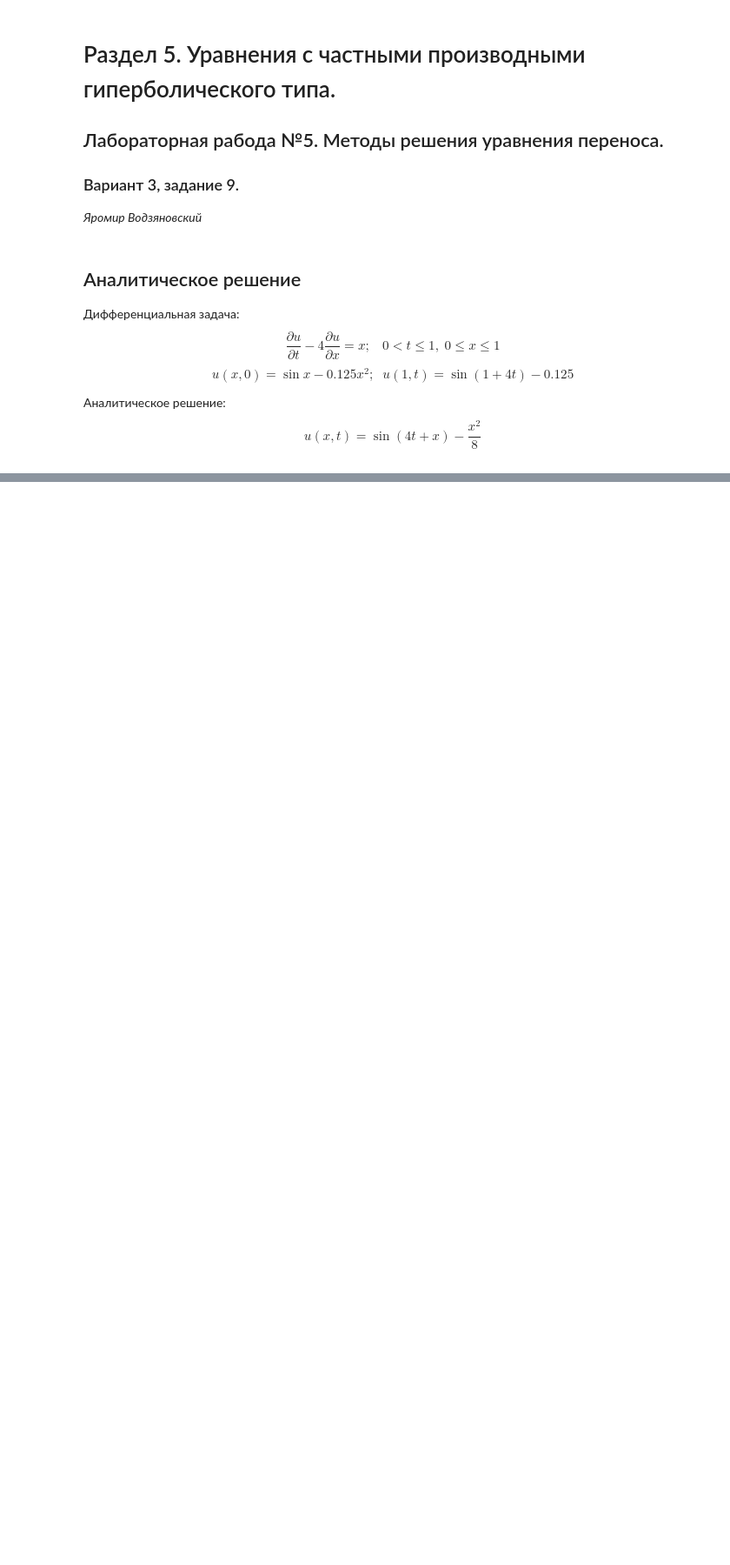
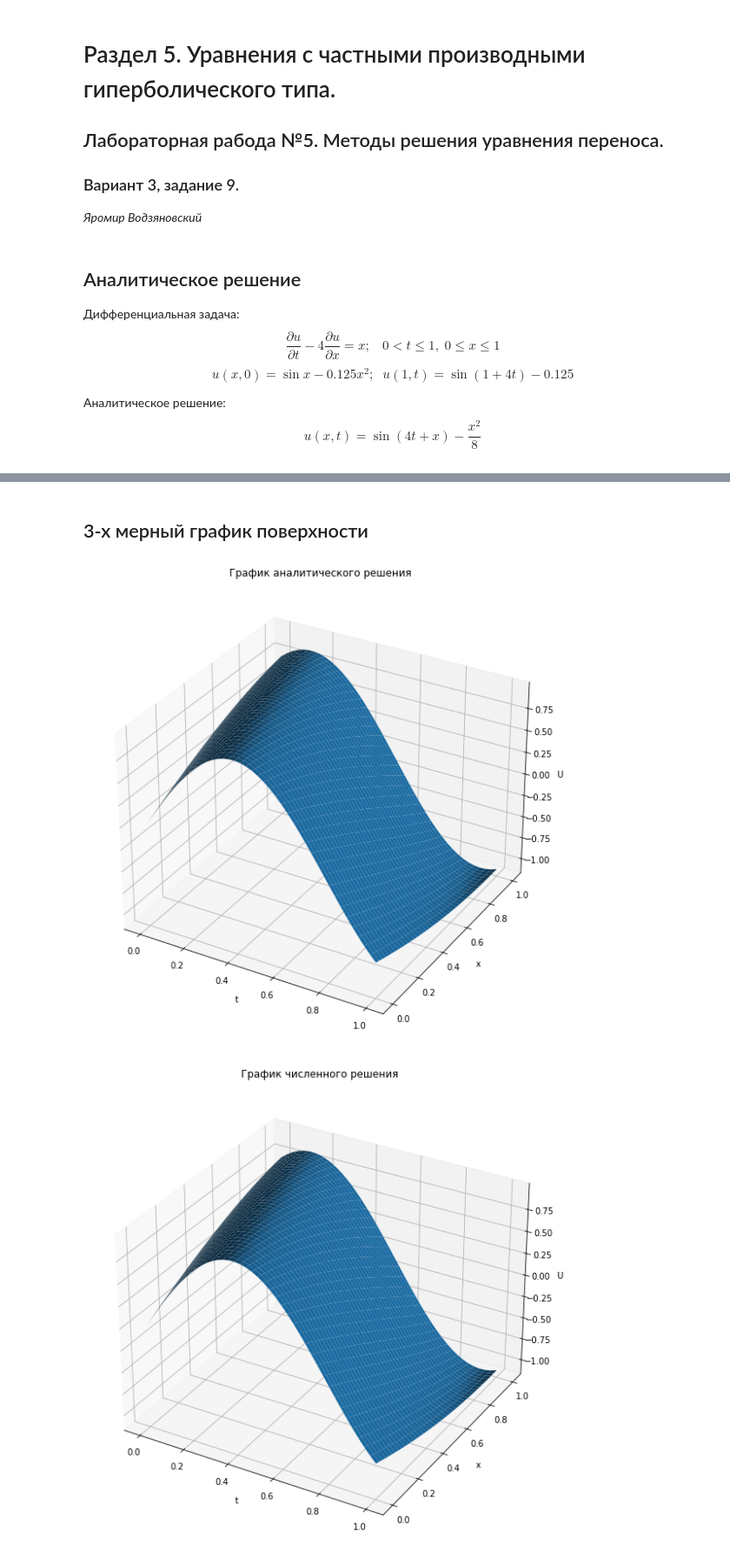
Before and after one commit to yarvod/Comp_math, a Jupyter notebook: 5_lab/5_lab.ipynb, the cells around one changed output, grey strips where cells are left out. Shown at 87% size. Cells and saved outputs as stored; diff of their text form; code cells hidden in the pictures; blank space fills up the shorter version.

```diff
--- a/5_lab/5_lab.ipynb
+++ b/5_lab/5_lab.ipynb
@@ -45,10 +47,3 @@ from mpl_toolkits.mplot3d import Axes3D
 # %%
 def anal(x,t):
     return np.sin(4*t + x) - x**2 / 8
-# %%
-L = 20
-K = 0.25
-N = int(L/K)
-h = 1/L
-tau = 1/N
-a = -4
@@ -57,0 +180,45 @@ t = np.arange(0,1+1/(10*N),1/N)
+# %% [markdown]
+## 3-х мерный график поверхности
+# %%
+L = 40
+K = 0.25
+N = int(L/K)
+
+x = np.arange(0,1+1/(10*L),1/L)
+t = np.arange(0,1+1/(10*N),1/N)
+
+t_a = []
+for i in range(N+1):
+    for j in range(N+1):
+        t_a.append(t[i])
+t_a = np.array(t_a)
+
+x_a = np.array([])
+for i in range(N+1):
+    x_a = np.concatenate((x_a,x))
+
+
+fig = plt.figure(figsize = (15,10))
+ax = fig.add_subplot(111, projection='3d')
+xgrid, tgrid = np.meshgrid(x, t)
+ax.plot_surface(tgrid, xgrid, anal(xgrid,tgrid))
+ax.set_zlabel('U')
+ax.set_ylabel('x')
+ax.set_xlabel('t')
+ax.set_title('График аналитического решения')
+# plt.savefig('surface.png', dpi=400, quality=100)
+plt.show()
+
+fig = plt.figure(figsize = (15,10))
+ax = fig.add_subplot(111, projection='3d')
+xgrid, tgrid = np.meshgrid(x, t)
+ax.plot_surface(tgrid, xgrid, U_num(N, L, x, t))
+ax.set_zlabel('U')
+ax.set_ylabel('x')
+ax.set_xlabel('t')
+ax.set_title('График численного решения')
+# plt.savefig('surface_2.png', dpi=400, quality=100)
+plt.show()
+# %% [output]
+[figure, added]
+[figure, added]
```
Also changed, not shown: parts of 21 cells of this notebook, 8 other files.
